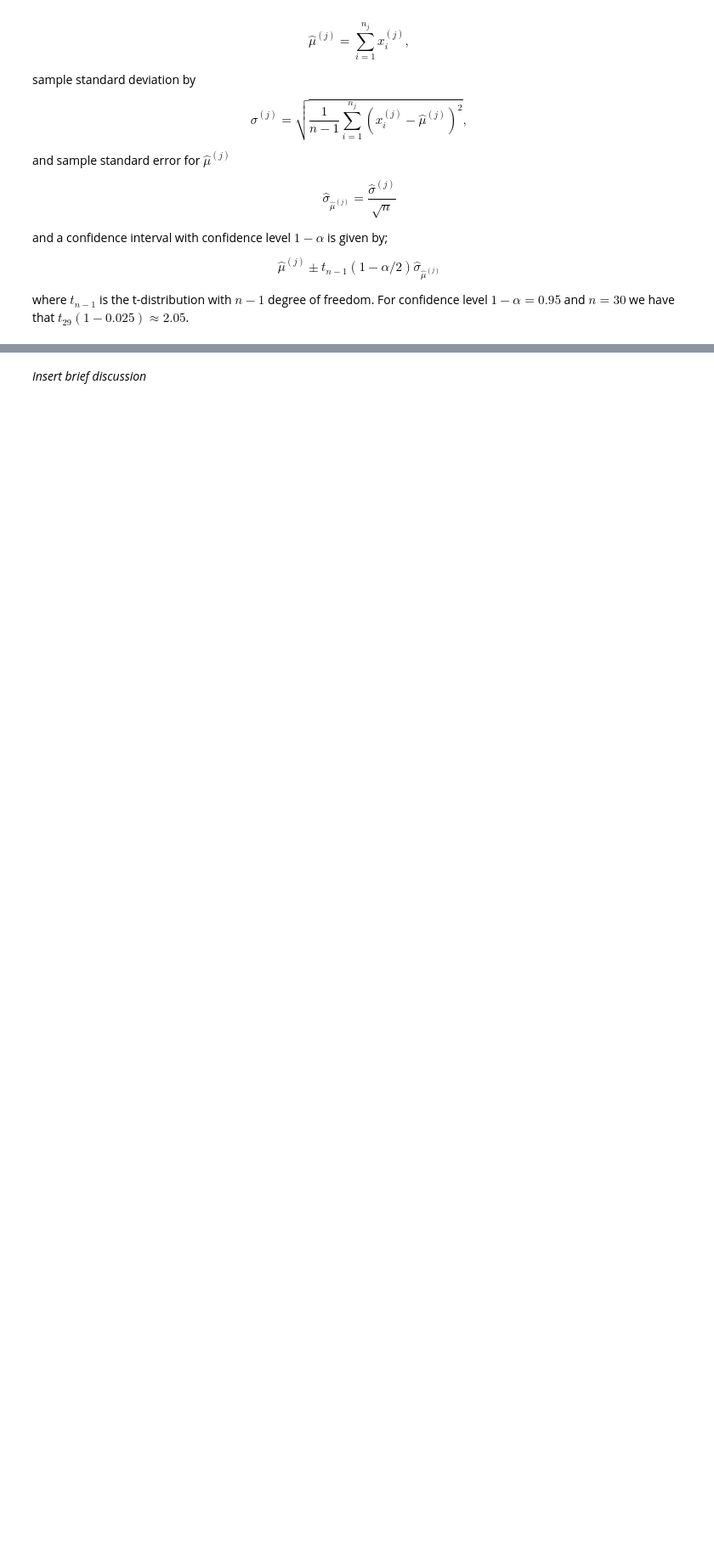
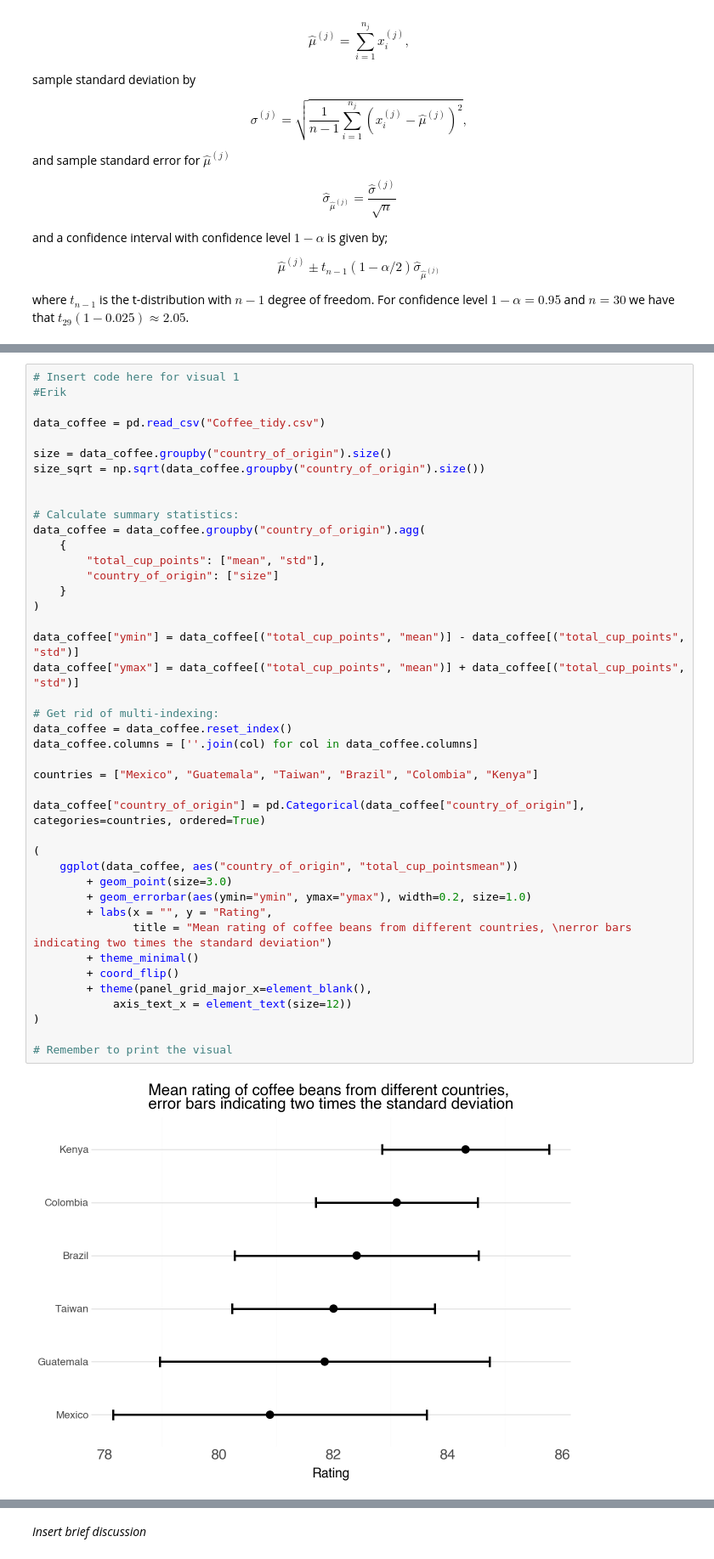
Before and after one commit to ErikDagobert/Scientific-Visualization, a Jupyter notebook: HW4/Homework4_2025.ipynb, the cells around one changed output, grey strips where cells are left out. Shown at 85% size. Cells and saved outputs as stored; diff of their text form; blank space fills up the shorter version.

```diff
--- a/HW4/Homework4_2025.ipynb
+++ b/HW4/Homework4_2025.ipynb
@@ -107,0 +101,44 @@ where $t_{n-1}$ is the t-distribution with $n-1$ degree of freedom. For confiden
+# %%
+# Insert code here for visual 1
+#Erik
+
+data_coffee = pd.read_csv("Coffee_tidy.csv")
+
+size = data_coffee.groupby("country_of_origin").size()
+size_sqrt = np.sqrt(data_coffee.groupby("country_of_origin").size())
+
+
+# Calculate summary statistics:
+data_coffee = data_coffee.groupby("country_of_origin").agg(
+    {
+        "total_cup_points": ["mean", "std"],
+        "country_of_origin": ["size"]
+    }
+)
+
+data_coffee["ymin"] = data_coffee[("total_cup_points", "mean")] - data_coffee[("total_cup_points", "std")]
+data_coffee["ymax"] = data_coffee[("total_cup_points", "mean")] + data_coffee[("total_cup_points", "std")]
+
+# Get rid of multi-indexing:
+data_coffee = data_coffee.reset_index()
+data_coffee.columns = [''.join(col) for col in data_coffee.columns]
+
+countries = ["Mexico", "Guatemala", "Taiwan", "Brazil", "Colombia", "Kenya"]
+
+data_coffee["country_of_origin"] = pd.Categorical(data_coffee["country_of_origin"], categories=countries, ordered=True)
+
+(
+    ggplot(data_coffee, aes("country_of_origin", "total_cup_pointsmean"))
+        + geom_point(size=3.0)
+        + geom_errorbar(aes(ymin="ymin", ymax="ymax"), width=0.2, size=1.0)
+        + labs(x = "", y = "Rating",
+               title = "Mean rating of coffee beans from different countries, \nerror bars indicating two times the standard deviation")
+        + theme_minimal()
+        + coord_flip()
+        + theme(panel_grid_major_x=element_blank(),
+            axis_text_x = element_text(size=12))
+)
+
+# Remember to print the visual
+# %% [output]
+[figure, added]
```
Also changed, not shown: parts of 4 cells of this notebook.
